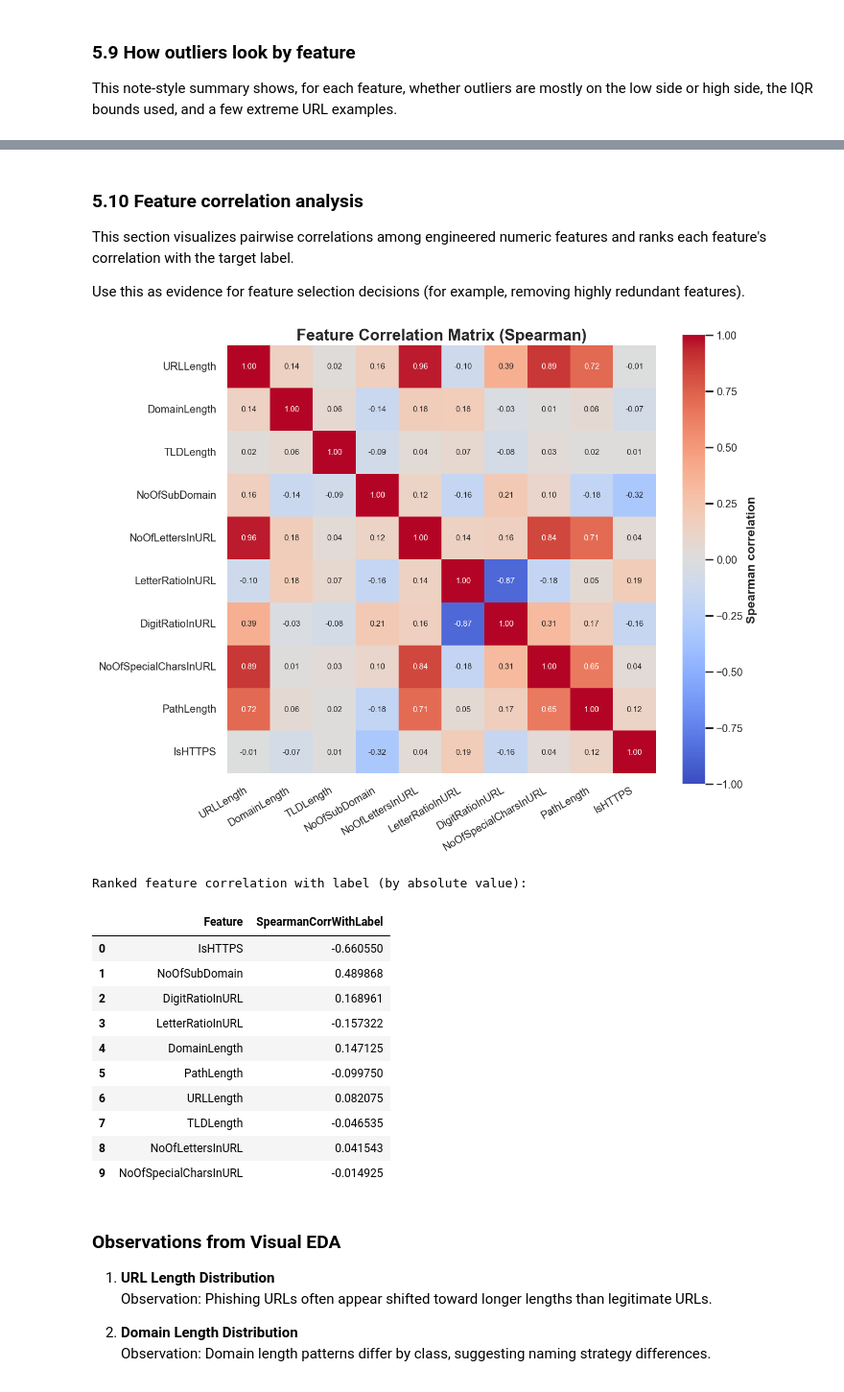
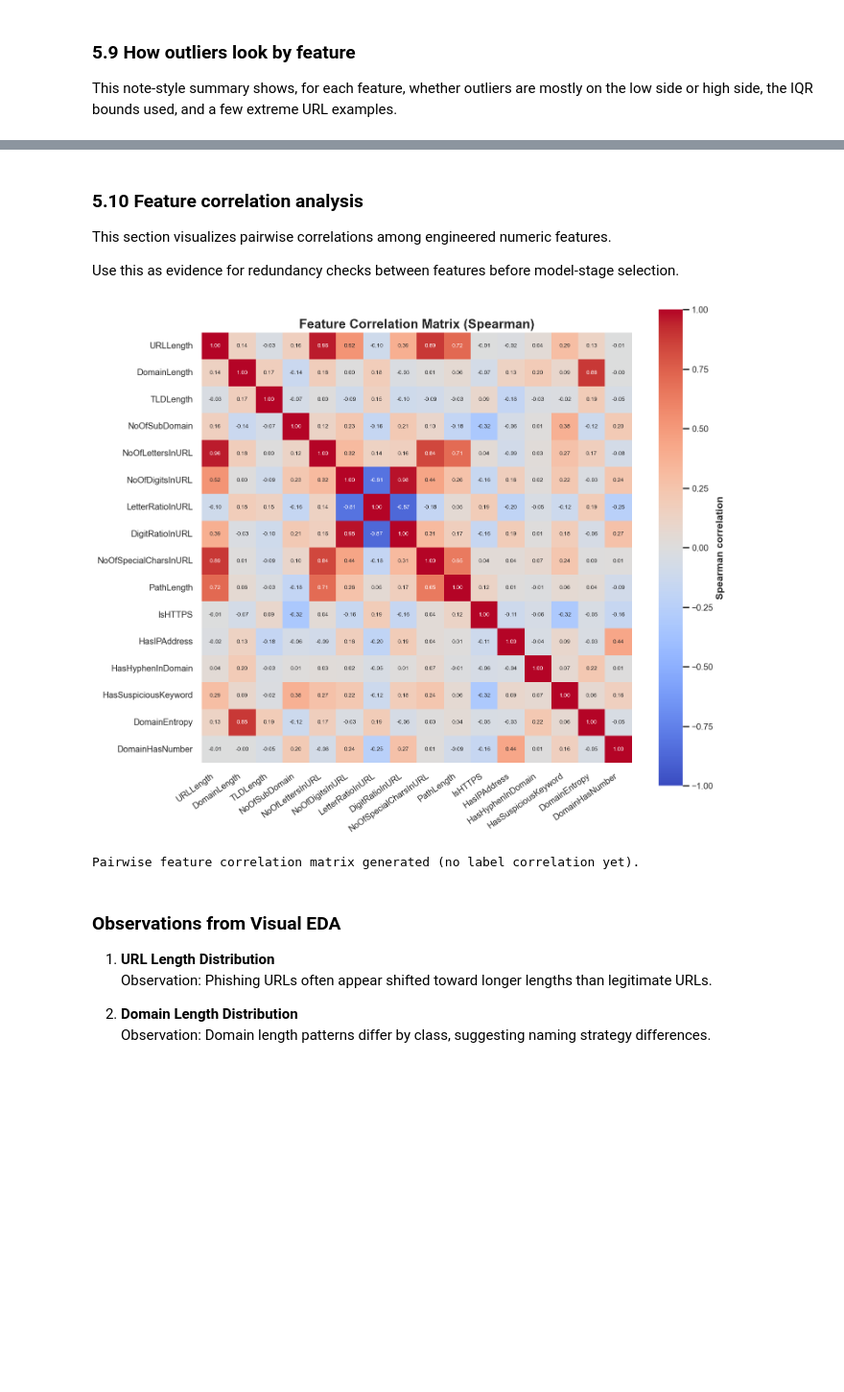
Before and after one commit to NafisNaufal/phishing-url-detection, a Jupyter notebook: eda.ipynb, the cells around one changed output, grey strips where cells are left out. Shown at 96% size. Drawn from its saved outputs; the diff is of its cells as text; code cells hidden in the pictures; blank space fills up the shorter version.

```diff
--- a/eda.ipynb
+++ b/eda.ipynb
@@ -367,8 +417,10 @@ analysis_df["domain"] = analysis_df["domain"].astype(str).str.lower()
 analysis_df["tld"] = analysis_df["tld"].astype(str).str.lower()
 
 analysis_df["DomainLength"] = analysis_df["domain"].str.len()
+analysis_df["TLDLength"] = analysis_df["tld"].str.len()
 analysis_df["NoOfSubDomain"] = analysis_df["subdomain"].apply(count_subdomains)
 analysis_df["NoOfLettersInURL"] = analysis_df["url"].apply(count_letters)
+analysis_df["NoOfDigitsInURL"] = analysis_df["url"].apply(count_digits)
 analysis_df["LetterRatioInURL"] = np.where(
     analysis_df["URLLength"] > 0,
     analysis_df["NoOfLettersInURL"] / analysis_df["URLLength"],
@@ -376,16 +428,23 @@ analysis_df["LetterRatioInURL"] = np.where(
 )
 analysis_df["DigitRatioInURL"] = np.where(
     analysis_df["URLLength"] > 0,
-    analysis_df["url"].str.count(r"[0-9]") / analysis_df["URLLength"],
+    analysis_df["NoOfDigitsInURL"] / analysis_df["URLLength"],
     0.0,
 )
 analysis_df["NoOfSpecialCharsInURL"] = analysis_df["url"].apply(count_special_chars)
 analysis_df["PathLength"] = analysis_df["url"].apply(get_path_length)
 analysis_df["IsHTTPS"] = analysis_df["url"].str.lower().str.startswith("https").astype(int)
+analysis_df["HasIPAddress"] = analysis_df["url"].apply(has_ip_address)
+analysis_df["HasHyphenInDomain"] = analysis_df["domain"].apply(has_hyphen_in_domain)
+analysis_df["HasSuspiciousKeyword"] = analysis_df["url"].apply(has_suspicious_keyword)
+analysis_df["DomainEntropy"] = analysis_df["domain"].apply(shannon_entropy)
+analysis_df["DomainHasNumber"] = analysis_df["domain"].apply(domain_has_number)
 
 analysis_df[[
     "url", "subdomain", "domain", "tld", "URLLength",
-    "NoOfSubDomain", "NoOfLettersInURL", "LetterRatioInURL", "DigitRatioInURL",
-    "NoOfSpecialCharsInURL", "PathLength", "IsHTTPS", "label"
+    "DomainLength", "TLDLength", "NoOfSubDomain", "NoOfLettersInURL",
+    "NoOfDigitsInURL", "LetterRatioInURL", "DigitRatioInURL", "NoOfSpecialCharsInURL",
+    "PathLength", "IsHTTPS", "HasIPAddress", "HasHyphenInDomain",
+    "HasSuspiciousKeyword", "DomainEntropy", "DomainHasNumber", "label"
 ]].head()
 # %% [output]
@@ -1009,11 +1355,11 @@ Extreme outlier examples (top 3 high-side per feature):
 # %% [markdown]
 ### 5.10 Feature correlation analysis
 
-This section visualizes pairwise correlations among engineered numeric features and ranks each feature's correlation with the target label.
+This section visualizes pairwise correlations among engineered numeric features.
 
-Use this as evidence for feature selection decisions (for example, removing highly redundant features).
+Use this as evidence for redundancy checks between features before model-stage selection.
 # %%
-# Correlation heatmap (Spearman) for engineered numeric features
+# Correlation heatmap (Spearman) for engineered numeric features only
 corr_df = plot_df.copy()
 
 if "TLDLength" not in corr_df.columns and "tld" in corr_df.columns:
@@ -1025,63 +1371,46 @@ feature_cols = [
     "TLDLength",
     "NoOfSubDomain",
     "NoOfLettersInURL",
+    "NoOfDigitsInURL",
     "LetterRatioInURL",
     "DigitRatioInURL",
     "NoOfSpecialCharsInURL",
     "PathLength",
     "IsHTTPS",
+    "HasIPAddress",
+    "HasHyphenInDomain",
+    "HasSuspiciousKeyword",
+    "DomainEntropy",
+    "DomainHasNumber",
 ]
 
 corr_input = corr_df[feature_cols].apply(pd.to_numeric, errors="coerce")
 corr_matrix = corr_input.corr(method="spearman")
 
-fig, ax = plt.subplots(figsize=(11, 9))
+fig, ax = plt.subplots(figsize=(13, 11))
 sns.heatmap(
     corr_matrix,
     annot=True,
     fmt=".2f",
     cmap="coolwarm",
     center=0,
     vmin=-1,
     vmax=1,
     square=True,
     cbar_kws={"label": "Spearman correlation"},
     ax=ax,
-    annot_kws={"size": 9},
+    annot_kws={"size": 8},
 )
 ax.set_title("Feature Correlation Matrix (Spearman)")
-plt.xticks(rotation=30, ha="right")
+plt.xticks(rotation=35, ha="right")
 plt.yticks(rotation=0)
 plt.tight_layout()
 plt.show()
 
-label_corr = (
-    corr_df[feature_cols + ["label"]]
-    .apply(pd.to_numeric, errors="coerce")
-    .corr(method="spearman")["label"]
-    .drop("label")
-    .sort_values(key=lambda s: s.abs(), ascending=False)
-    .rename("SpearmanCorrWithLabel")
-    .reset_index()
-    .rename(columns={"index": "Feature"})
-)
-
-print("\nRanked feature correlation with label (by absolute value):")
-display(label_corr)
+print("Pairwise feature correlation matrix generated (no label correlation yet).")
 # %% [output]
-[figure, old version]
+[figure, new version]
-Ranked feature correlation with label (by absolute value):
+Pairwise feature correlation matrix generated (no label correlation yet).
-|  | Feature | SpearmanCorrWithLabel |
-| 0 | IsHTTPS | -0.660550 |
-| 1 | NoOfSubDomain | 0.489868 |
-| 2 | DigitRatioInURL | 0.168961 |
-| 3 | LetterRatioInURL | -0.157322 |
-| 4 | DomainLength | 0.147125 |
-| 5 | PathLength | -0.099750 |
-| 6 | URLLength | 0.082075 |
-| 7 | TLDLength | -0.046535 |
-| 8 | NoOfLettersInURL | 0.041543 |
-| 9 | NoOfSpecialCharsInURL | -0.014925 |
 # %% [markdown]
 ### Observations from Visual EDA
 
```
Also changed, not shown: parts of 26 cells of this notebook.
